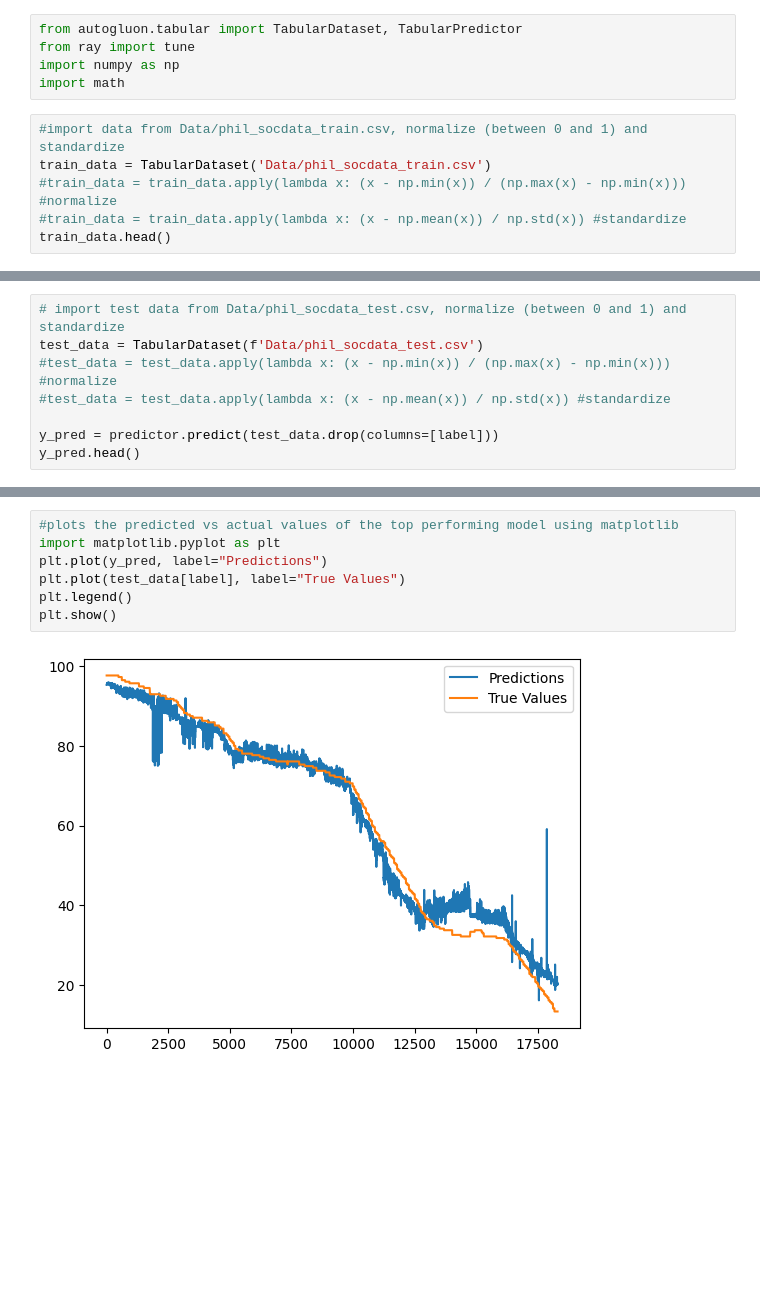
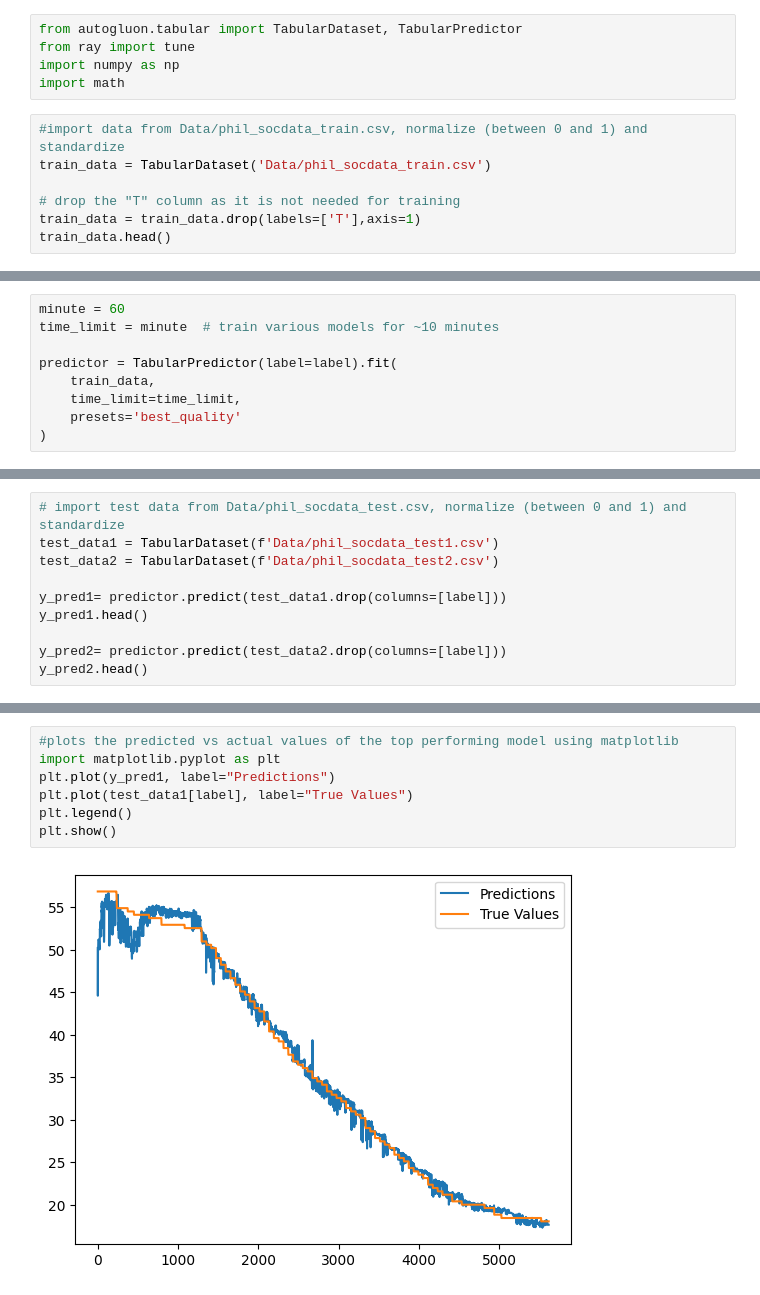
Before and after one commit to kylrw/Range-Estimation-MARC, a Jupyter notebook: autogluon_SOC.ipynb, the cells around one changed output, grey strips where cells are left out. Saved outputs shown, nothing was run; the diff lists cells and outputs as text; blank space fills up the shorter version.

```diff
--- a/autogluon_SOC.ipynb
+++ b/autogluon_SOC.ipynb
@@ -6,7 +6,8 @@ import math
 # %%
 #import data from Data/phil_socdata_train.csv, normalize (between 0 and 1) and standardize
 train_data = TabularDataset('Data/phil_socdata_train.csv')
-#train_data = train_data.apply(lambda x: (x - np.min(x)) / (np.max(x) - np.min(x))) #normalize
-#train_data = train_data.apply(lambda x: (x - np.mean(x)) / np.std(x)) #standardize
+
+# drop the "T" column as it is not needed for training
+train_data = train_data.drop(labels=['T'],axis=1)
 train_data.head()
 # %% [output]
@@ -100,0 +34,9 @@ TabularPredictor saved. To load, use: predictor = TabularPredictor.load("Autoglu
+# %%
+minute = 60
+time_limit = minute  # train various models for ~10 minutes
+
+predictor = TabularPredictor(label=label).fit(
+    train_data,
+    time_limit=time_limit,
+    presets='best_quality'
+)
@@ -101,9 +61,11 @@ TabularPredictor saved. To load, use: predictor = TabularPredictor.load("Autoglu
 # %%
 # import test data from Data/phil_socdata_test.csv, normalize (between 0 and 1) and standardize
-test_data = TabularDataset(f'Data/phil_socdata_test.csv')
-#test_data = test_data.apply(lambda x: (x - np.min(x)) / (np.max(x) - np.min(x))) #normalize
-#test_data = test_data.apply(lambda x: (x - np.mean(x)) / np.std(x)) #standardize
+test_data1 = TabularDataset(f'Data/phil_socdata_test1.csv')
+test_data2 = TabularDataset(f'Data/phil_socdata_test2.csv')
 
-y_pred = predictor.predict(test_data.drop(columns=[label]))
-y_pred.head()
+y_pred1= predictor.predict(test_data1.drop(columns=[label]))
+y_pred1.head()
+
+y_pred2= predictor.predict(test_data2.drop(columns=[label]))
+y_pred2.head()
 # %% [output]
@@ -132,10 +114,10 @@ predictor.leaderboard(test_data, silent=True)
 # %%
 #plots the predicted vs actual values of the top performing model using matplotlib
 import matplotlib.pyplot as plt
-plt.plot(y_pred, label="Predictions")
-plt.plot(test_data[label], label="True Values")
+plt.plot(y_pred1, label="Predictions")
+plt.plot(test_data1[label], label="True Values")
 plt.legend()
 plt.show()
 # %% [output]
-[figure, old version]
+[figure, new version]
 # %%
```
Also changed, not shown: parts of 16 cells of this notebook, 35 other files.
